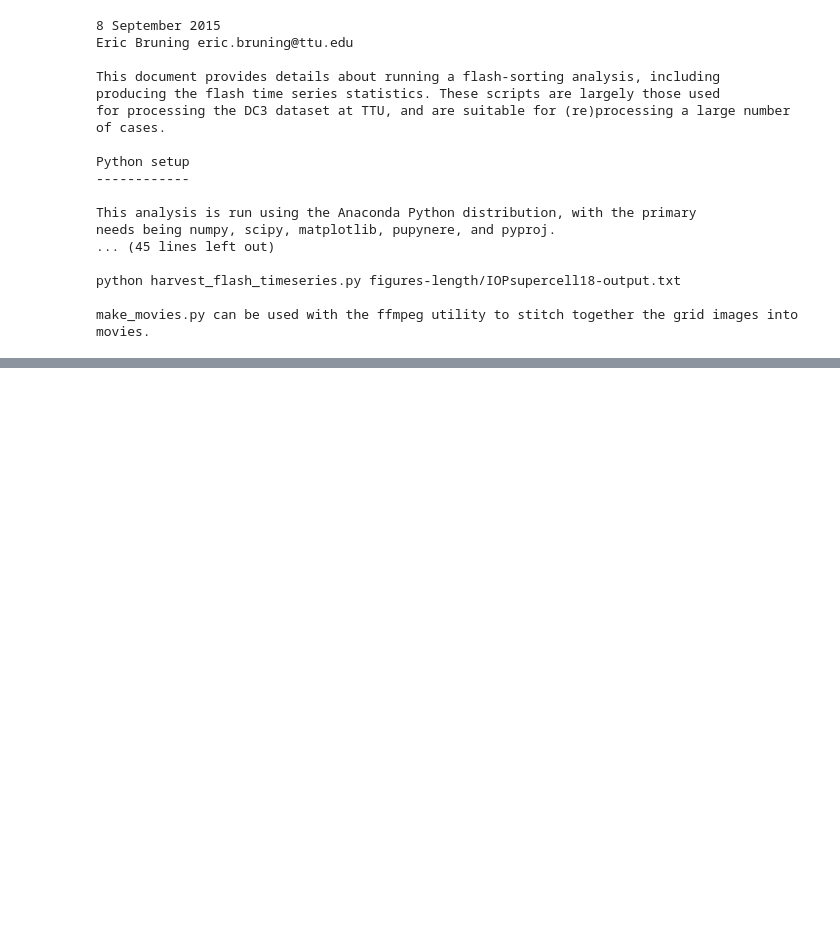
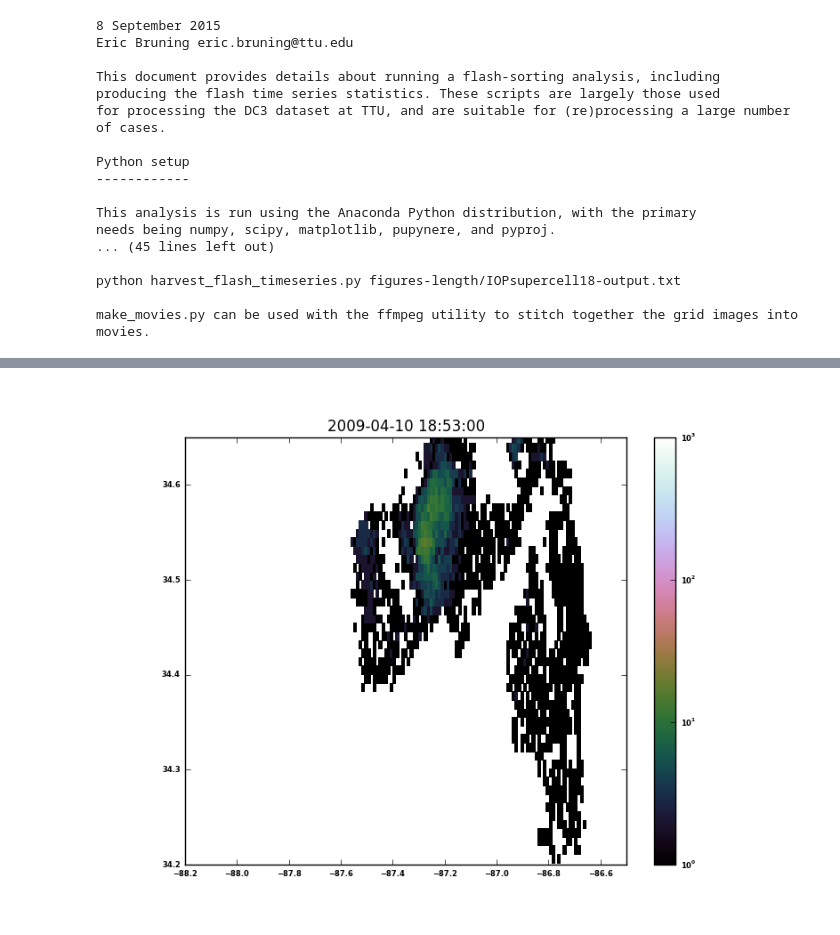
Before and after one commit to deeplycloudy/lmaworkshop, a Jupyter notebook: GLM-AL-2015/Flash sorting - AL.ipynb, the cells around one changed output, grey strips where cells are left out. Cells and saved outputs as stored; diff of their text form; code cells hidden in the pictures; blank space fills up the shorter version.

```diff
--- a/GLM-AL-2015/Flash sorting - AL.ipynb
+++ b/GLM-AL-2015/Flash sorting - AL.ipynb
@@ -56,0 +127,4 @@ make_movies.py can be used with the ffmpeg utility to stitch together the grid i
+# %%
+Image(base_path+'/grids_flash_extent/flash_extent_20090410_185300.png')
+# %% [output]
+[figure, added]
```
Also changed, not shown: parts of 19 cells of this notebook.
